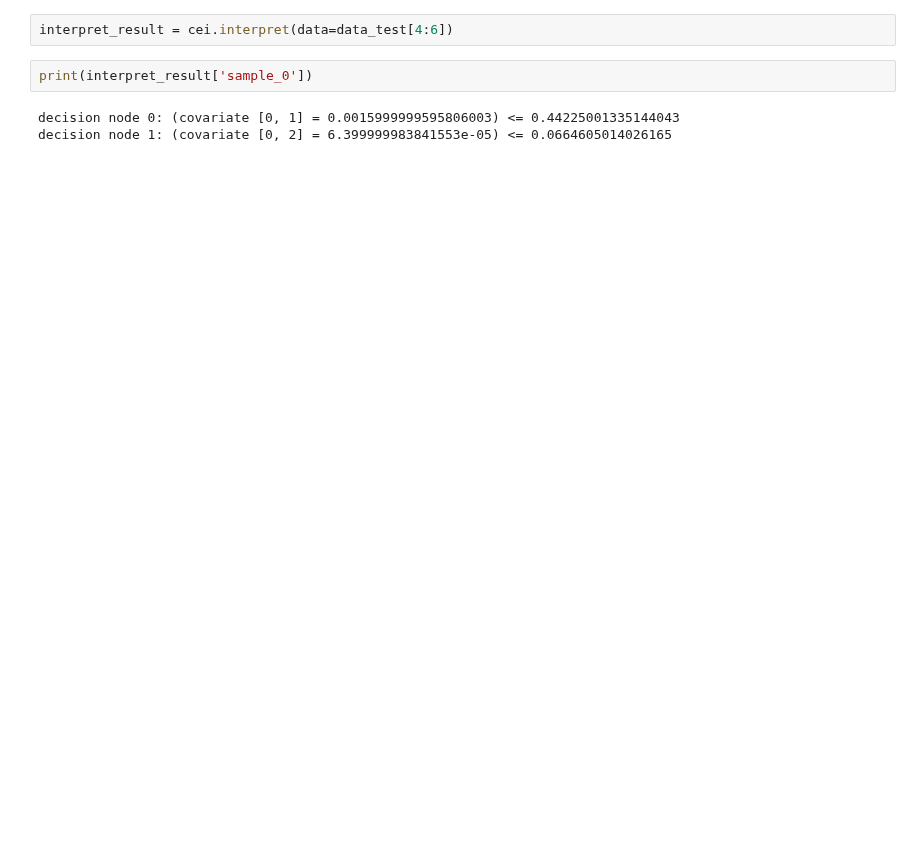
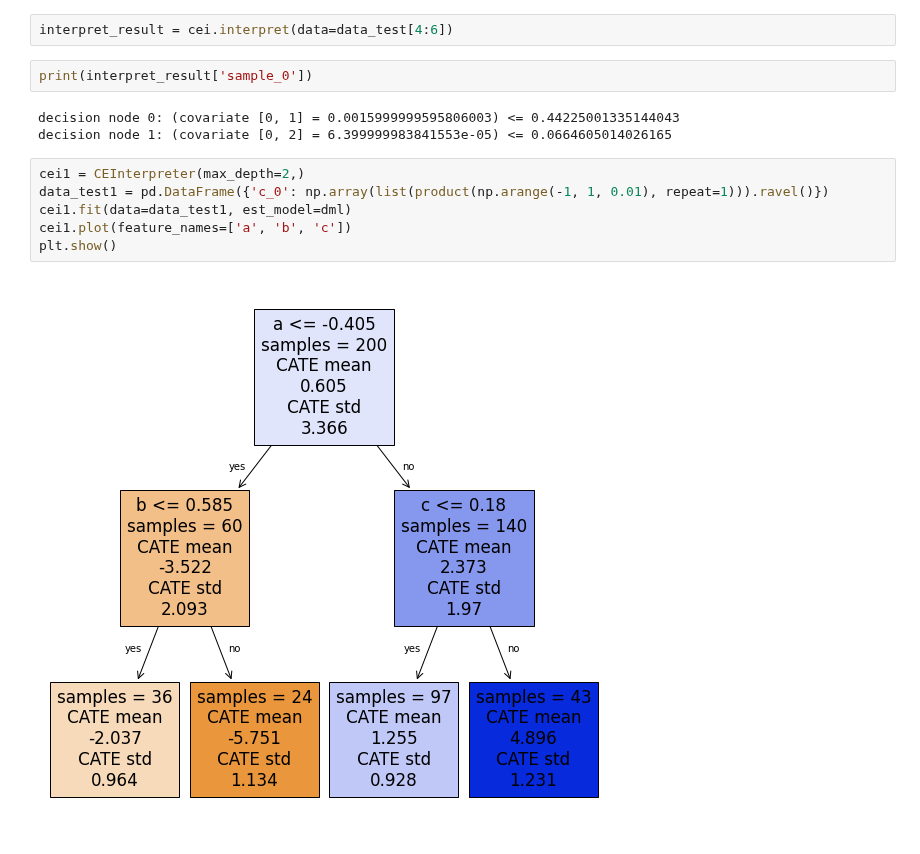
Before and after one commit to DataCanvasIO/YLearn, a Jupyter notebook: example_usages/test_ce_interpreter.ipynb, the cells around one changed output. Drawn from its saved outputs; the diff is of its cells as text; blank space fills up the shorter version.

```diff
--- a/example_usages/test_ce_interpreter.ipynb
+++ b/example_usages/test_ce_interpreter.ipynb
@@ -69,3 +69,11 @@ print(interpret_result['sample_0'])
 # %% [output]
 decision node 0: (covariate [0, 1] = 0.0015999999595806003) <= 0.44225001335144043
 decision node 1: (covariate [0, 2] = 6.399999983841553e-05) <= 0.0664605014026165
+# %%
+cei1 = CEInterpreter(max_depth=2,)
+data_test1 = pd.DataFrame({'c_0': np.array(list(product(np.arange(-1, 1, 0.01), repeat=1))).ravel()})
+cei1.fit(data=data_test1, est_model=dml)
+cei1.plot(feature_names=['a', 'b', 'c'])
+plt.show()
+# %% [output]
+[figure, added]
```
Also changed, not shown: parts of 2 cells of this notebook, 1 other file.
